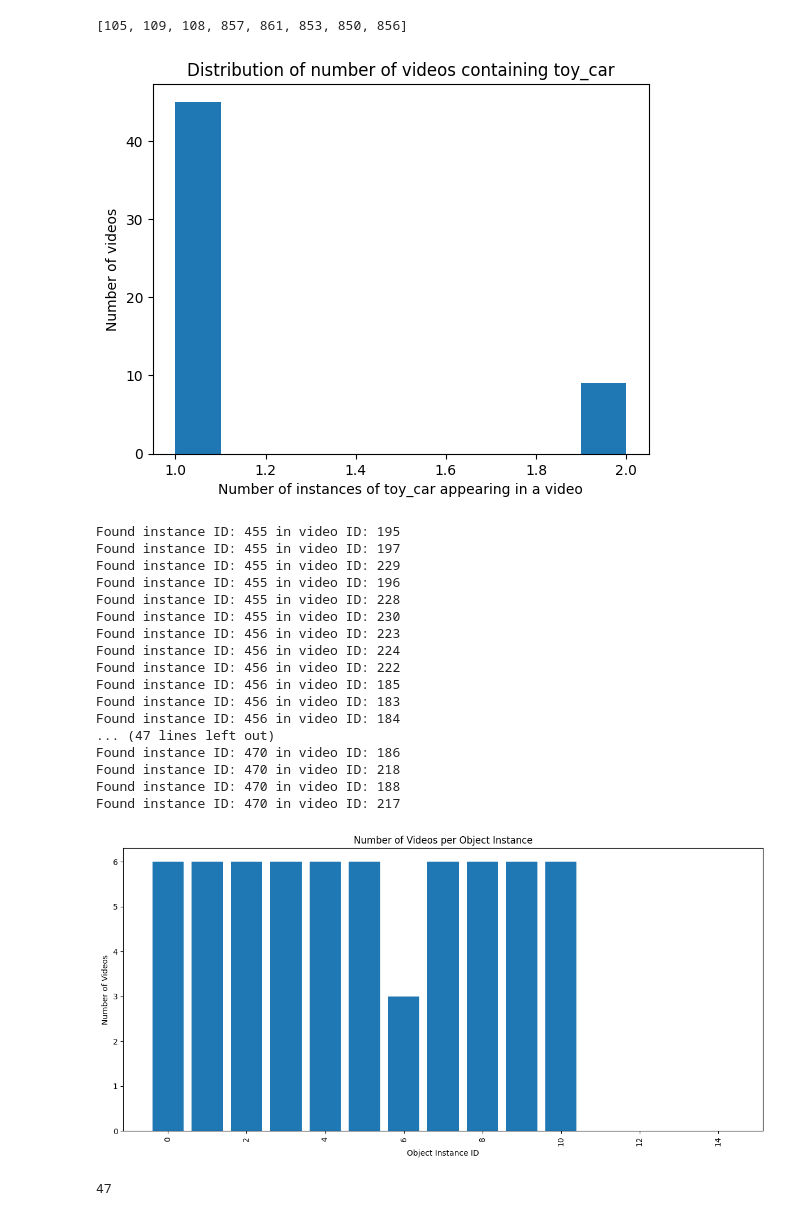
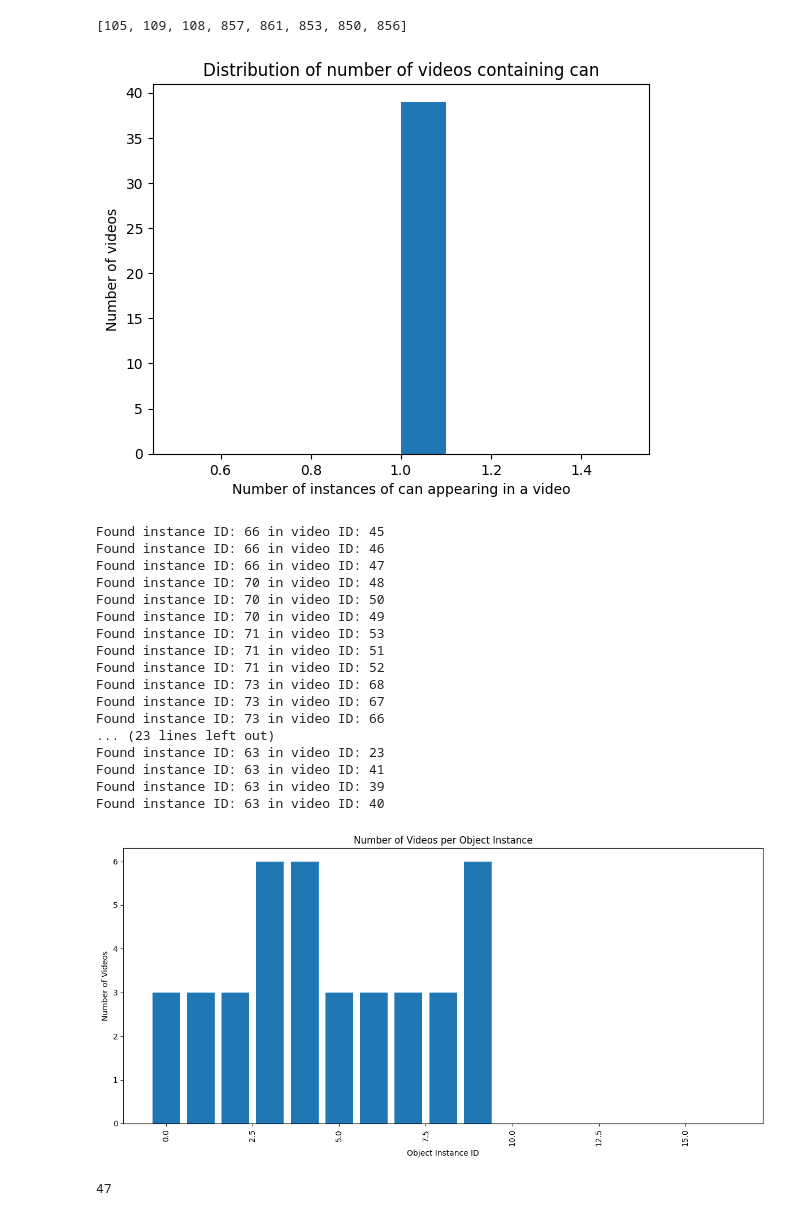
Before and after one commit to RIPS25-Analog/OC-Synthesis, a Jupyter notebook: src/pace-data-processing.ipynb, the cells around one changed output. Cells and saved outputs as stored; diff of their text form; code cells hidden in the pictures.

```diff
--- a/src/pace-data-processing.ipynb
+++ b/src/pace-data-processing.ipynb
@@ -113,23 +113,23 @@ instances_of_category['hammer']
 # %%
 import numpy as np
 # %%
-chosen_category = 'toy_car'
+chosen_category = 'can'
 chosen_instances = instances_of_category[chosen_category]
 # toothbrush, wallet, can
 # for each video, count how many different chosen instances show up at all (even if not in every frame)
 chosen_counts = defaultdict(int)
 for video_id, frames in data.items():
 	for chosen_instance in chosen_instances:
 		if any(chosen_instance in frames[frame_id] for frame_id in frames):
 			chosen_counts[video_id] += 1
 
 plt.hist(list(chosen_counts.values()), align='mid')
 plt.xlabel(f'Number of instances of {chosen_category} appearing in a video')
 plt.ylabel('Number of videos')
 plt.title(f'Distribution of number of videos containing {chosen_category}')
 plt.show()
 # %% [output]
-[figure, old version]
+[figure, new version]
 # %%
 # for each object instance, plot how many videos it appears in (even if it appears in only one frame)
 # plot object instance ID on the x axis, and number of videos it appears in on the y axis
@@ -152,24 +152,24 @@ plt.xticks(rotation=90)
 plt.tight_layout()
 plt.show()
 # %% [output]
-Found instance ID: 455 in video ID: 195
-Found instance ID: 455 in video ID: 197
-Found instance ID: 455 in video ID: 229
-Found instance ID: 455 in video ID: 196
-Found instance ID: 455 in video ID: 228
-Found instance ID: 455 in video ID: 230
-Found instance ID: 456 in video ID: 223
-Found instance ID: 456 in video ID: 224
-Found instance ID: 456 in video ID: 222
-Found instance ID: 456 in video ID: 185
-Found instance ID: 456 in video ID: 183
-Found instance ID: 456 in video ID: 184
-... (47 lines left out)
-Found instance ID: 470 in video ID: 186
-Found instance ID: 470 in video ID: 218
-Found instance ID: 470 in video ID: 188
-Found instance ID: 470 in video ID: 217
+Found instance ID: 66 in video ID: 45
+Found instance ID: 66 in video ID: 46
+Found instance ID: 66 in video ID: 47
+Found instance ID: 70 in video ID: 48
+Found instance ID: 70 in video ID: 50
+Found instance ID: 70 in video ID: 49
+Found instance ID: 71 in video ID: 53
+Found instance ID: 71 in video ID: 51
+Found instance ID: 71 in video ID: 52
+Found instance ID: 73 in video ID: 68
+Found instance ID: 73 in video ID: 67
+Found instance ID: 73 in video ID: 66
+... (23 lines left out)
+Found instance ID: 63 in video ID: 23
+Found instance ID: 63 in video ID: 41
+Found instance ID: 63 in video ID: 39
+Found instance ID: 63 in video ID: 40
-[figure, old version]
+[figure, new version]
 # %%
 len(all_categories)
 # %% [output]
```
Also changed, not shown: parts of 2 cells of this notebook.
